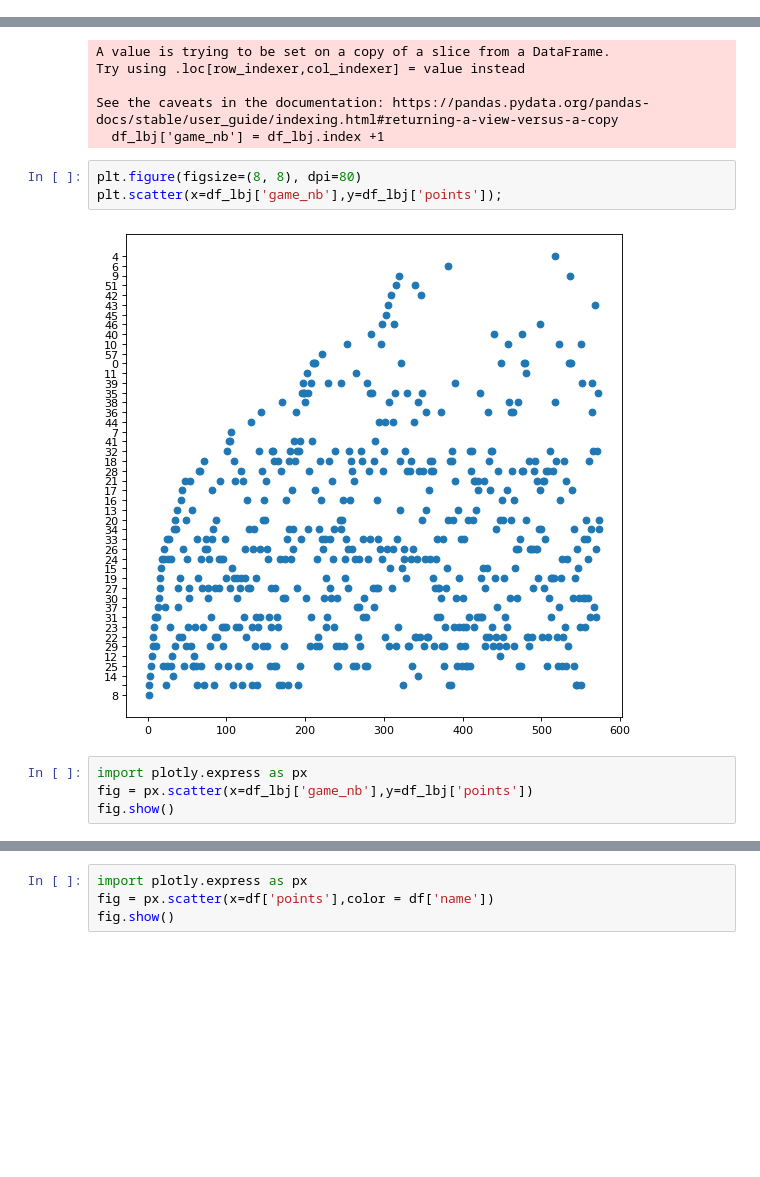
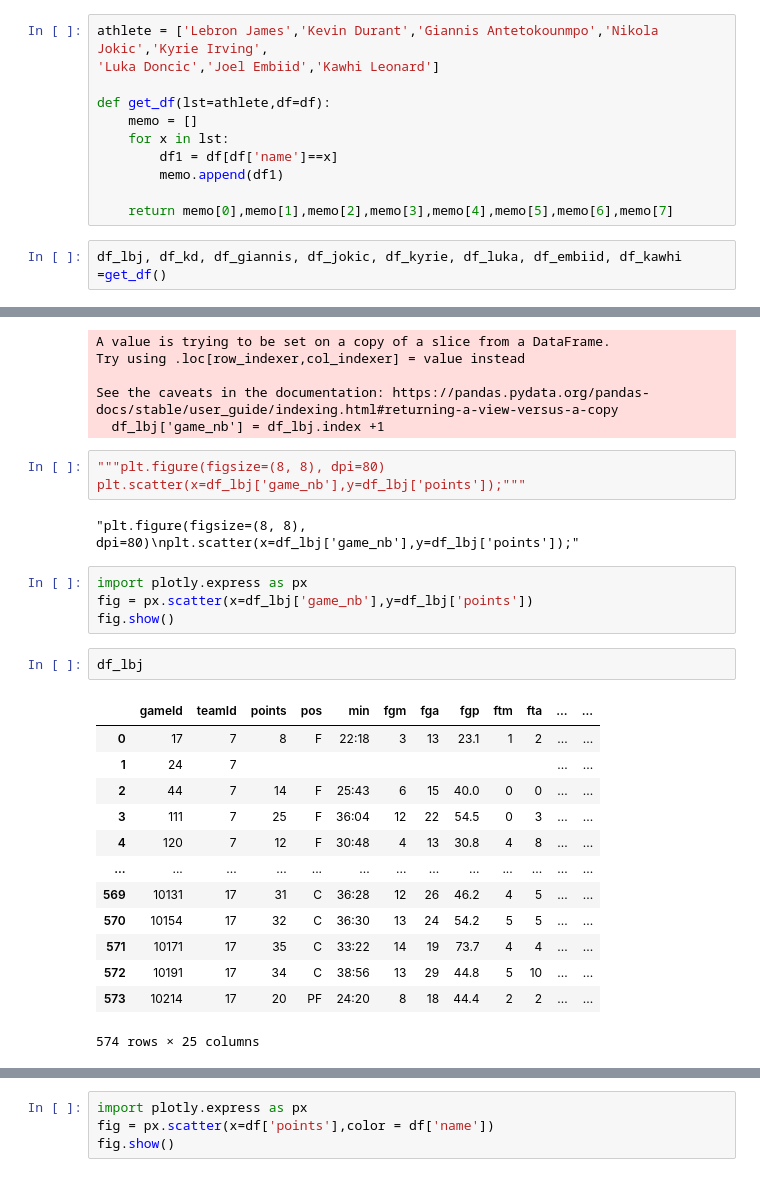
Before and after one commit to JeanPhilPetitFrere/nba_big_project, a Jupyter notebook: code.ipynb, the cells around one changed output, grey strips where cells are left out. Drawn from its saved outputs; the diff is of its cells as text; blank space fills up the shorter version.

```diff
--- a/code.ipynb
+++ b/code.ipynb
@@ -46,3 +40,16 @@ df_lbj = df[df['name']=='Lebron James']
+# %%
+athlete = ['Lebron James','Kevin Durant','Giannis Antetokounmpo','Nikola Jokic','Kyrie Irving',
+'Luka Doncic','Joel Embiid','Kawhi Leonard']
+
+def get_df(lst=athlete,df=df):
+    memo = []
+    for x in lst:
+        df1 = df[df['name']==x]
+        memo.append(df1)
+
+    return memo[0],memo[1],memo[2],memo[3],memo[4],memo[5],memo[6],memo[7]
+# %%
+df_lbj, df_kd, df_giannis, df_jokic, df_kyrie, df_luka, df_embiid, df_kawhi =get_df()
 # %%
 df_lbj['game_nb'] = df_lbj.index +1
 # %% [output]
@@ -52,11 +59,27 @@ Try using .loc[row_indexer,col_indexer] = value instead
 See the caveats in the documentation: https://pandas.pydata.org/pandas-docs/stable/user_guide/indexing.html#returning-a-view-versus-a-copy
   df_lbj['game_nb'] = df_lbj.index +1
 # %%
-plt.figure(figsize=(8, 8), dpi=80)
-plt.scatter(x=df_lbj['game_nb'],y=df_lbj['points']);
+"""plt.figure(figsize=(8, 8), dpi=80)
+plt.scatter(x=df_lbj['game_nb'],y=df_lbj['points']);"""
 # %% [output]
-[figure, removed]
+"plt.figure(figsize=(8, 8), dpi=80)\nplt.scatter(x=df_lbj['game_nb'],y=df_lbj['points']);"
 # %%
 import plotly.express as px
 fig = px.scatter(x=df_lbj['game_nb'],y=df_lbj['points'])
 fig.show()
+# %%
+df_lbj
+# %% [output]
+|  | gameId | teamId | points | pos | min | fgm | fga | fgp | ftm | fta | ... | ... |
+| 0 | 17 | 7 | 8 | F | 22:18 | 3 | 13 | 23.1 | 1 | 2 | ... | ... |
+| 1 | 24 | 7 |  |  |  |  |  |  |  |  | ... | ... |
+| 2 | 44 | 7 | 14 | F | 25:43 | 6 | 15 | 40.0 | 0 | 0 | ... | ... |
+| 3 | 111 | 7 | 25 | F | 36:04 | 12 | 22 | 54.5 | 0 | 3 | ... | ... |
+| 4 | 120 | 7 | 12 | F | 30:48 | 4 | 13 | 30.8 | 4 | 8 | ... | ... |
+| ... | ... | ... | ... | ... | ... | ... | ... | ... | ... | ... | ... | ... |
+| 569 | 10131 | 17 | 31 | C | 36:28 | 12 | 26 | 46.2 | 4 | 5 | ... | ... |
+| 570 | 10154 | 17 | 32 | C | 36:30 | 13 | 24 | 54.2 | 5 | 5 | ... | ... |
+| 571 | 10171 | 17 | 35 | C | 33:22 | 14 | 19 | 73.7 | 4 | 4 | ... | ... |
+| 572 | 10191 | 17 | 34 | C | 38:56 | 13 | 29 | 44.8 | 5 | 10 | ... | ... |
+| 573 | 10214 | 17 | 20 | PF | 24:20 | 8 | 18 | 44.4 | 2 | 2 | ... | ... |
+574 rows × 25 columns
```
Also changed, not shown: parts of 7 cells of this notebook.
